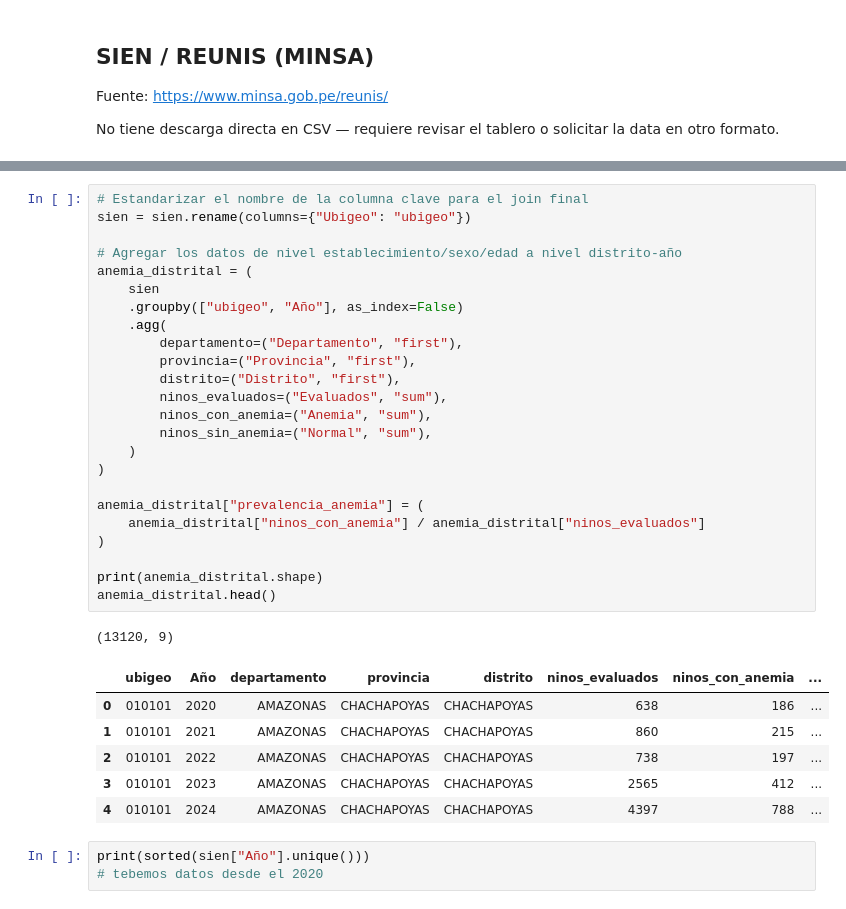
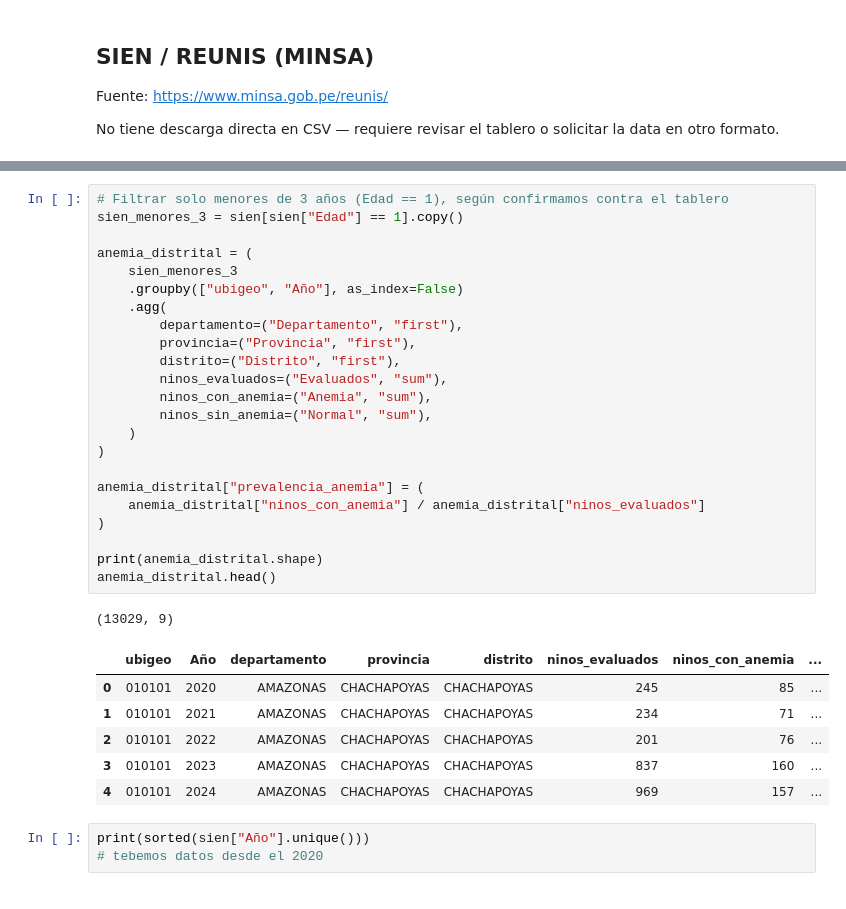
Before and after one commit to isdextre/causal-anemia-model, a Jupyter notebook: notebooks/00_join_ubigeo.ipynb, the cells around one changed output, grey strips where cells are left out. Drawn from its saved outputs; the diff is of its cells as text.

```diff
--- a/notebooks/00_join_ubigeo.ipynb
+++ b/notebooks/00_join_ubigeo.ipynb
@@ -246,37 +464,36 @@ sien.head()
 | 3 | 2020 | 1 | AMAZONAS | AMAZONAS | BAGUA | ARAMANGO | 5054.0 | 010202 | F | 4 | ... |
 | 4 | 2020 | 1 | AMAZONAS | AMAZONAS | BAGUA | ARAMANGO | 5055.0 | 010202 | M | 6 | ... |
 # %%
-# Estandarizar el nombre de la columna clave para el join final
-sien = sien.rename(columns={"Ubigeo": "ubigeo"})
+# Filtrar solo menores de 3 años (Edad == 1), según confirmamos contra el tablero
+sien_menores_3 = sien[sien["Edad"] == 1].copy()
 
-# Agregar los datos de nivel establecimiento/sexo/edad a nivel distrito-año
 anemia_distrital = (
-    sien
+    sien_menores_3
     .groupby(["ubigeo", "Año"], as_index=False)
     .agg(
         departamento=("Departamento", "first"),
         provincia=("Provincia", "first"),
         distrito=("Distrito", "first"),
         ninos_evaluados=("Evaluados", "sum"),
         ninos_con_anemia=("Anemia", "sum"),
         ninos_sin_anemia=("Normal", "sum"),
     )
 )
 
 anemia_distrital["prevalencia_anemia"] = (
     anemia_distrital["ninos_con_anemia"] / anemia_distrital["ninos_evaluados"]
 )
 
 print(anemia_distrital.shape)
 anemia_distrital.head()
 # %% [output]
-(13120, 9)
+(13029, 9)
 |  | ubigeo | Año | departamento | provincia | distrito | ninos_evaluados | ninos_con_anemia | ... |
-| 0 | 010101 | 2020 | AMAZONAS | CHACHAPOYAS | CHACHAPOYAS | 638 | 186 | ... |
-| 1 | 010101 | 2021 | AMAZONAS | CHACHAPOYAS | CHACHAPOYAS | 860 | 215 | ... |
-| 2 | 010101 | 2022 | AMAZONAS | CHACHAPOYAS | CHACHAPOYAS | 738 | 197 | ... |
-| 3 | 010101 | 2023 | AMAZONAS | CHACHAPOYAS | CHACHAPOYAS | 2565 | 412 | ... |
-| 4 | 010101 | 2024 | AMAZONAS | CHACHAPOYAS | CHACHAPOYAS | 4397 | 788 | ... |
+| 0 | 010101 | 2020 | AMAZONAS | CHACHAPOYAS | CHACHAPOYAS | 245 | 85 | ... |
+| 1 | 010101 | 2021 | AMAZONAS | CHACHAPOYAS | CHACHAPOYAS | 234 | 71 | ... |
+| 2 | 010101 | 2022 | AMAZONAS | CHACHAPOYAS | CHACHAPOYAS | 201 | 76 | ... |
+| 3 | 010101 | 2023 | AMAZONAS | CHACHAPOYAS | CHACHAPOYAS | 837 | 160 | ... |
+| 4 | 010101 | 2024 | AMAZONAS | CHACHAPOYAS | CHACHAPOYAS | 969 | 157 | ... |
 # %%
 print(sorted(sien["Año"].unique()))
 # tebemos datos desde el 2020
```
Also changed, not shown: parts of 12 cells of this notebook.
